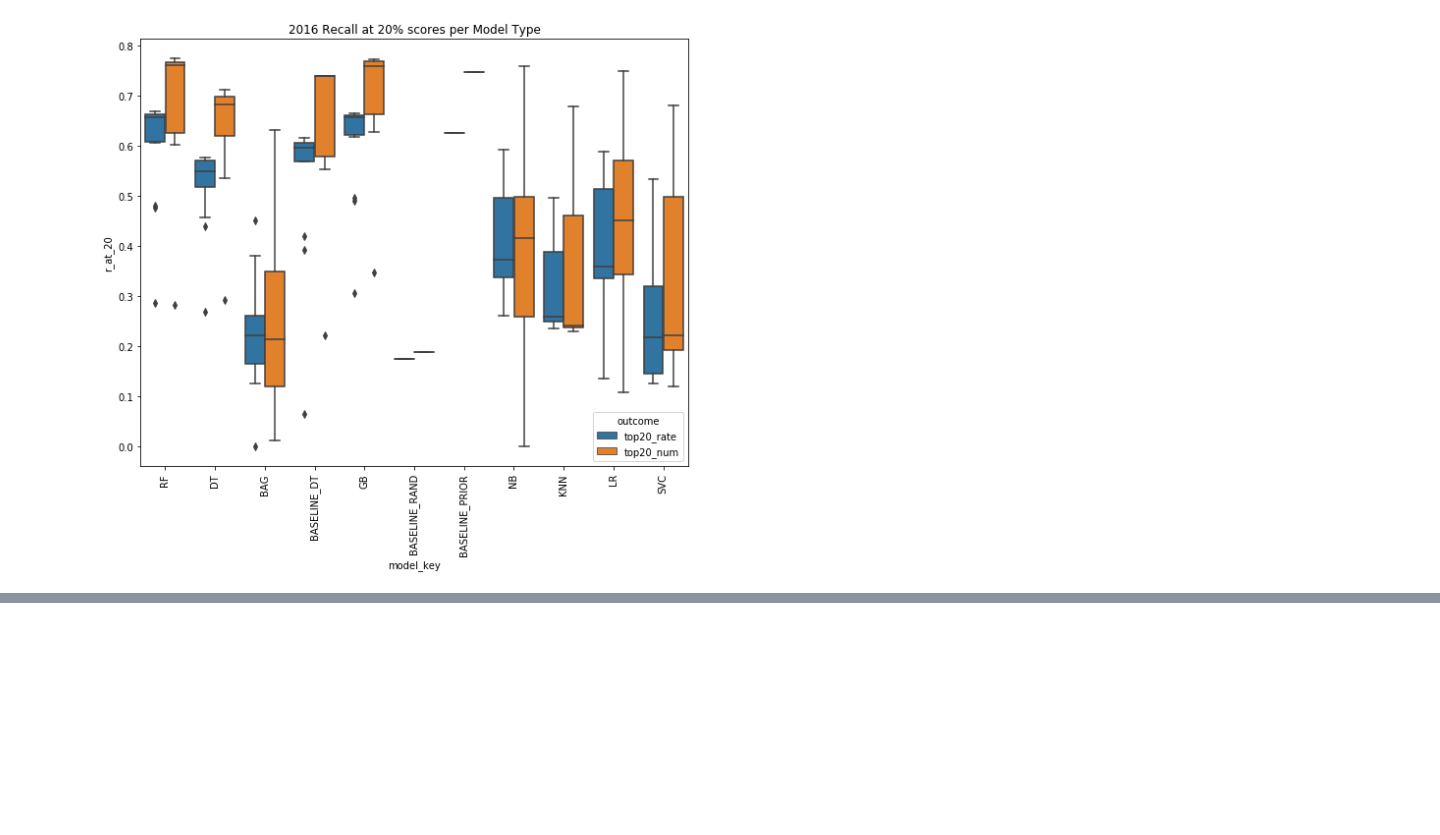
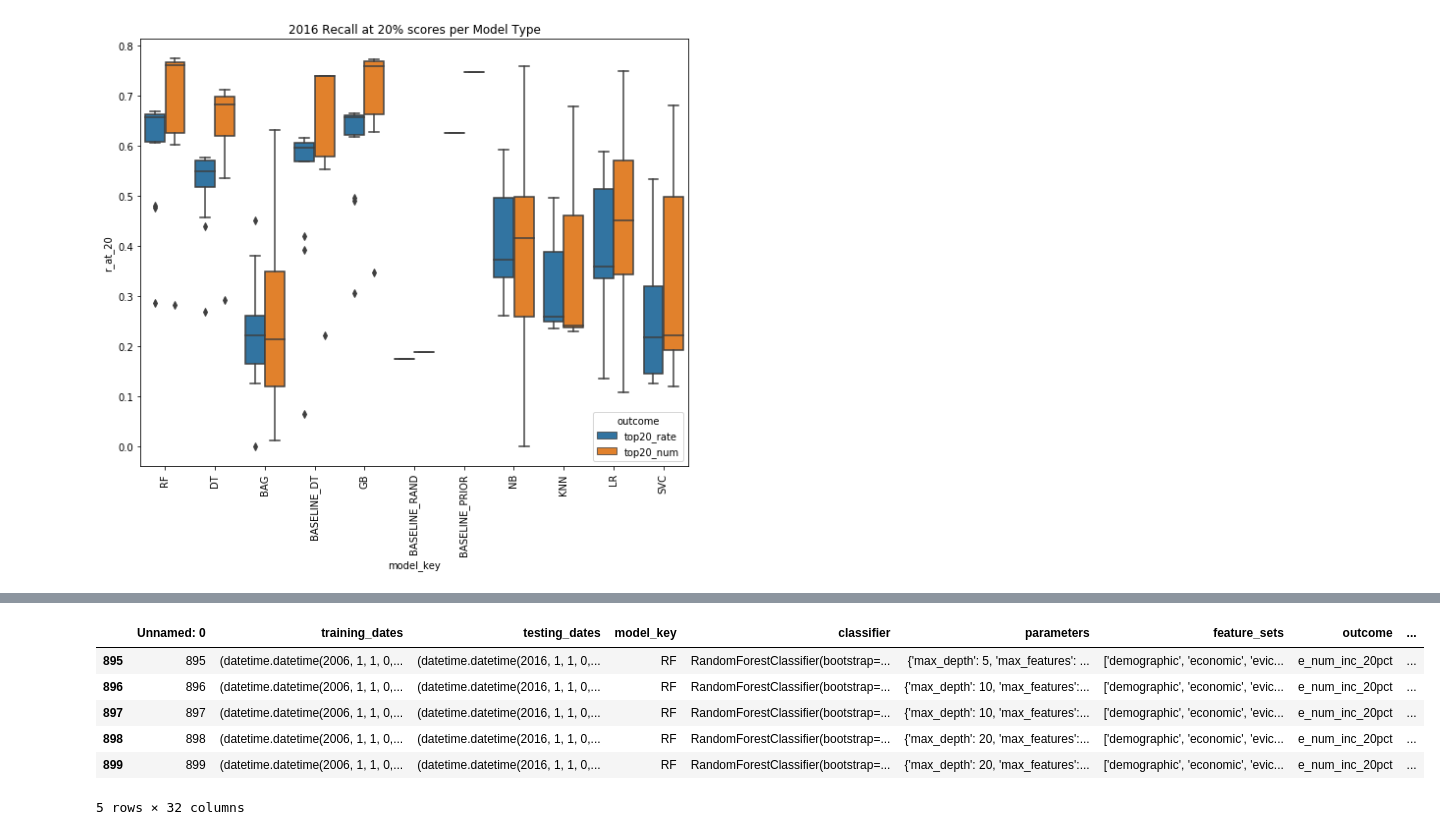
Before and after one commit to justincohler/evictions-learn, a Jupyter notebook: src/Bias Analysis.ipynb, the cells around one changed output, grey strips where cells are left out. Cells and saved outputs as stored; diff of their text form; code cells hidden in the pictures; blank space fills up the shorter version.

```diff
--- a/src/Bias Analysis.ipynb
+++ b/src/Bias Analysis.ipynb
@@ -231,0 +251,17 @@ error: unbalanced parenthesis at position 0
+# %%
+increase_df = gb1.append(gb2)
+increase_df = increase_df.append(rf1)
+increase_df = increase_df.append(rf2)
+
+increase_df['test_start'] = increase_df['testing_dates'].str.slice(start=pref_len, stop=pref_len+4)
+
+increase_df = increase_df[increase_df['outcome'] == 'e_num_inc_20pct']
+increase_df.tail()
+# %% [output]
+|  | Unnamed: 0 | training_dates | testing_dates | model_key | classifier | parameters | feature_sets | outcome | ... |
+| 895 | 895 | (datetime.datetime(2006, 1, 1, 0,... | (datetime.datetime(2016, 1, 1, 0,... | RF | RandomForestClassifier(bootstrap=... | {'max_depth': 5, 'max_features': ... | ['demographic', 'economic', 'evic... | e_num_inc_20pct | ... |
+| 896 | 896 | (datetime.datetime(2006, 1, 1, 0,... | (datetime.datetime(2016, 1, 1, 0,... | RF | RandomForestClassifier(bootstrap=... | {'max_depth': 10, 'max_features':... | ['demographic', 'economic', 'evic... | e_num_inc_20pct | ... |
+| 897 | 897 | (datetime.datetime(2006, 1, 1, 0,... | (datetime.datetime(2016, 1, 1, 0,... | RF | RandomForestClassifier(bootstrap=... | {'max_depth': 10, 'max_features':... | ['demographic', 'economic', 'evic... | e_num_inc_20pct | ... |
+| 898 | 898 | (datetime.datetime(2006, 1, 1, 0,... | (datetime.datetime(2016, 1, 1, 0,... | RF | RandomForestClassifier(bootstrap=... | {'max_depth': 20, 'max_features':... | ['demographic', 'economic', 'evic... | e_num_inc_20pct | ... |
+| 899 | 899 | (datetime.datetime(2006, 1, 1, 0,... | (datetime.datetime(2016, 1, 1, 0,... | RF | RandomForestClassifier(bootstrap=... | {'max_depth': 20, 'max_features':... | ['demographic', 'economic', 'evic... | e_num_inc_20pct | ... |
+5 rows × 32 columns
```
Also changed, not shown: parts of 5 cells of this notebook.
